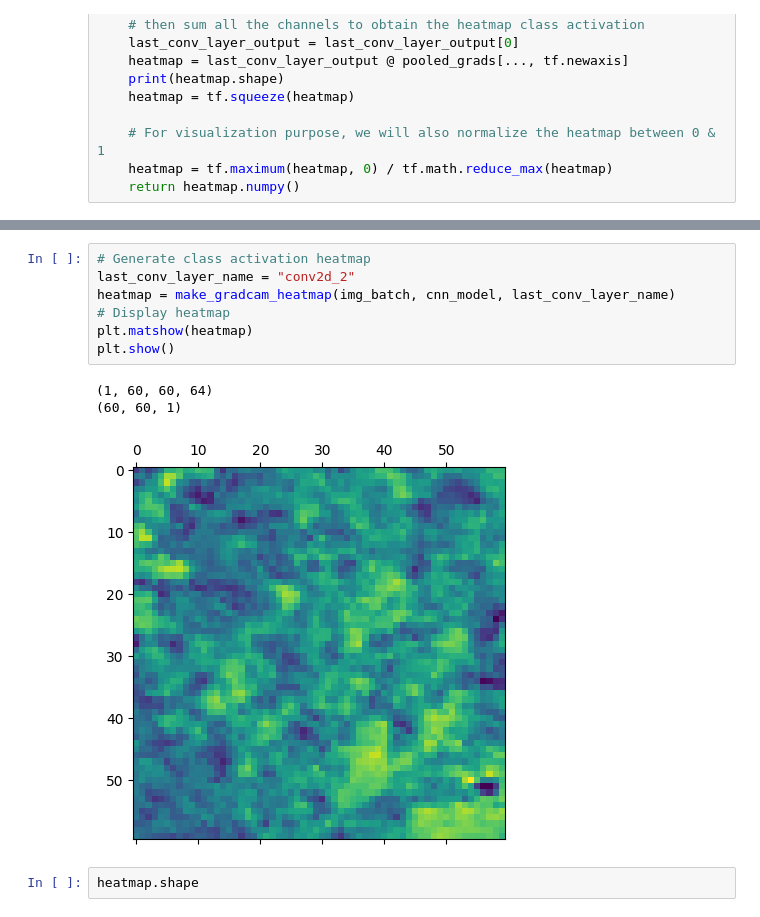
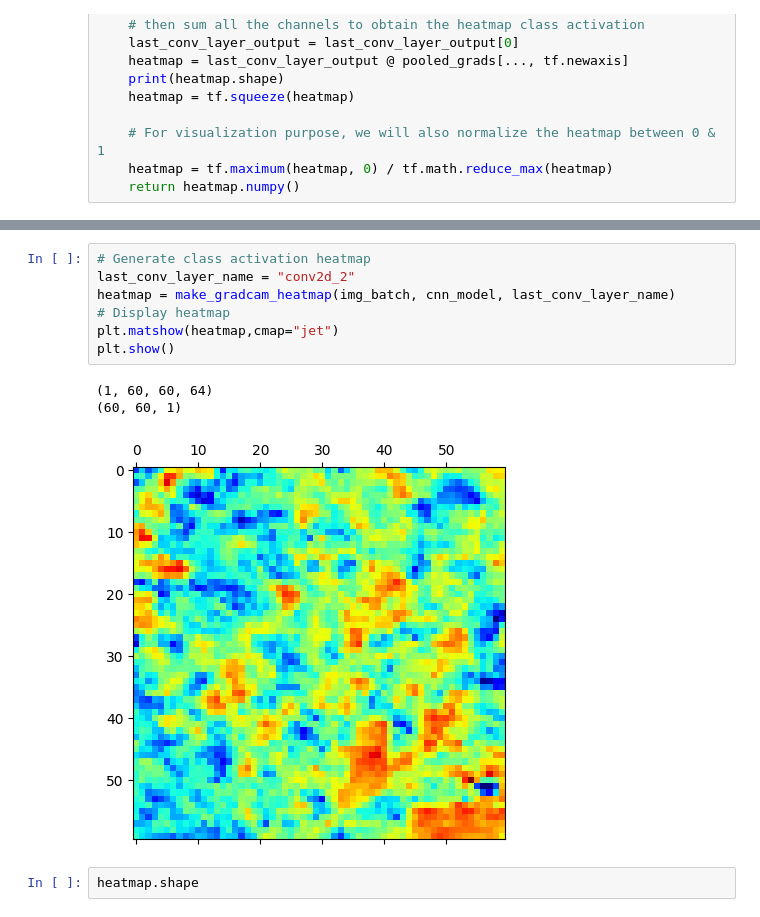
Before and after one commit to Arun-1997/Msc_Thesis, a Jupyter notebook: grad_CAM.ipynb, the cells around one changed output, grey strips where cells are left out. Drawn from its saved outputs; the diff is of its cells as text.

```diff
--- a/grad_CAM.ipynb
+++ b/grad_CAM.ipynb
@@ -149,14 +149,14 @@ Prediction : [[2.5142977]]
 # %%
 # Generate class activation heatmap
 last_conv_layer_name = "conv2d_2"
 heatmap = make_gradcam_heatmap(img_batch, cnn_model, last_conv_layer_name)
 # Display heatmap
-plt.matshow(heatmap)
+plt.matshow(heatmap,cmap="jet")
 plt.show()
 # %% [output]
 (1, 60, 60, 64)
 (60, 60, 1)
-[figure, old version]
+[figure, new version]
 # %%
 heatmap.shape
 # %% [output]
```
Also changed, not shown: parts of 3 cells of this notebook, 1 other file.
